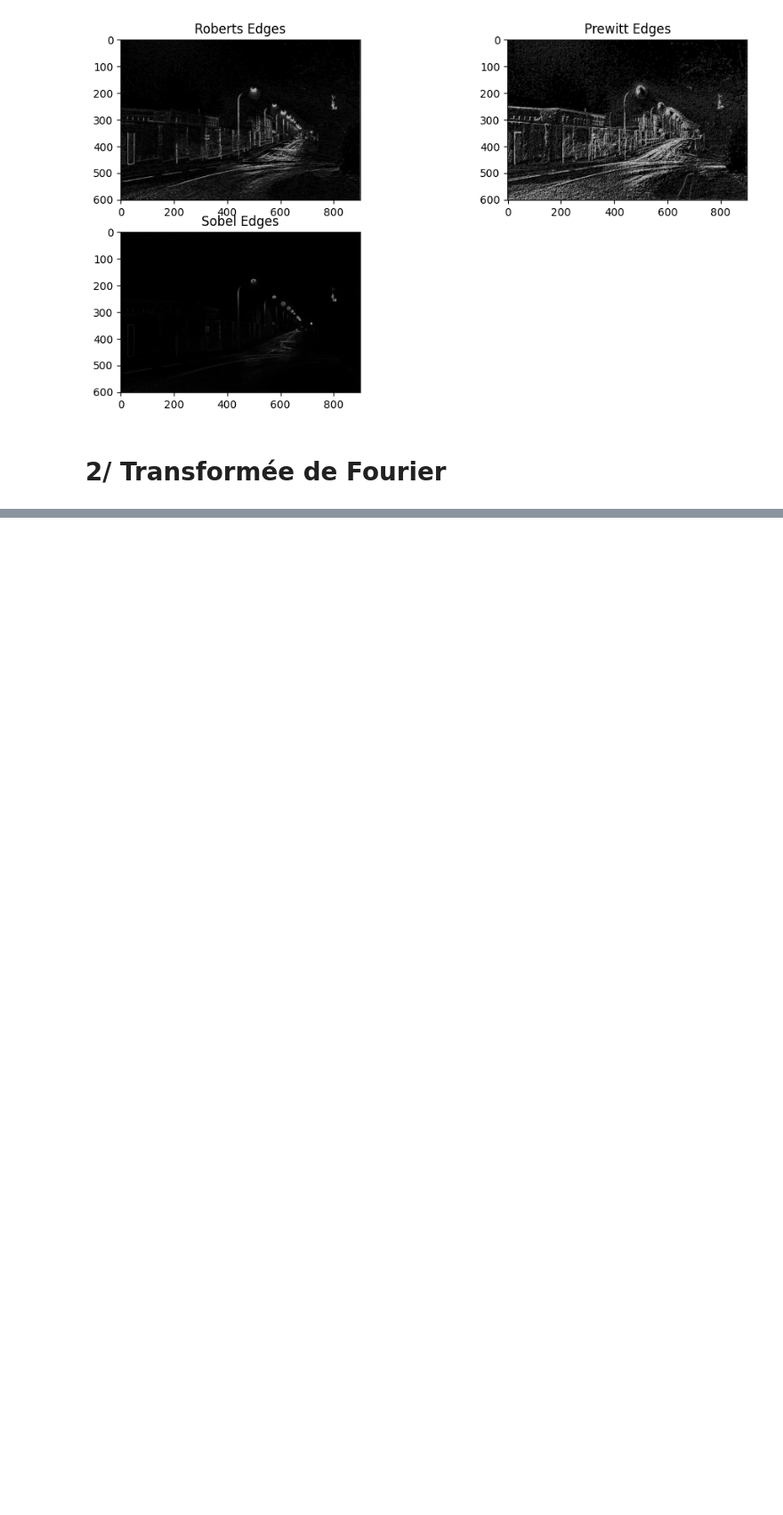
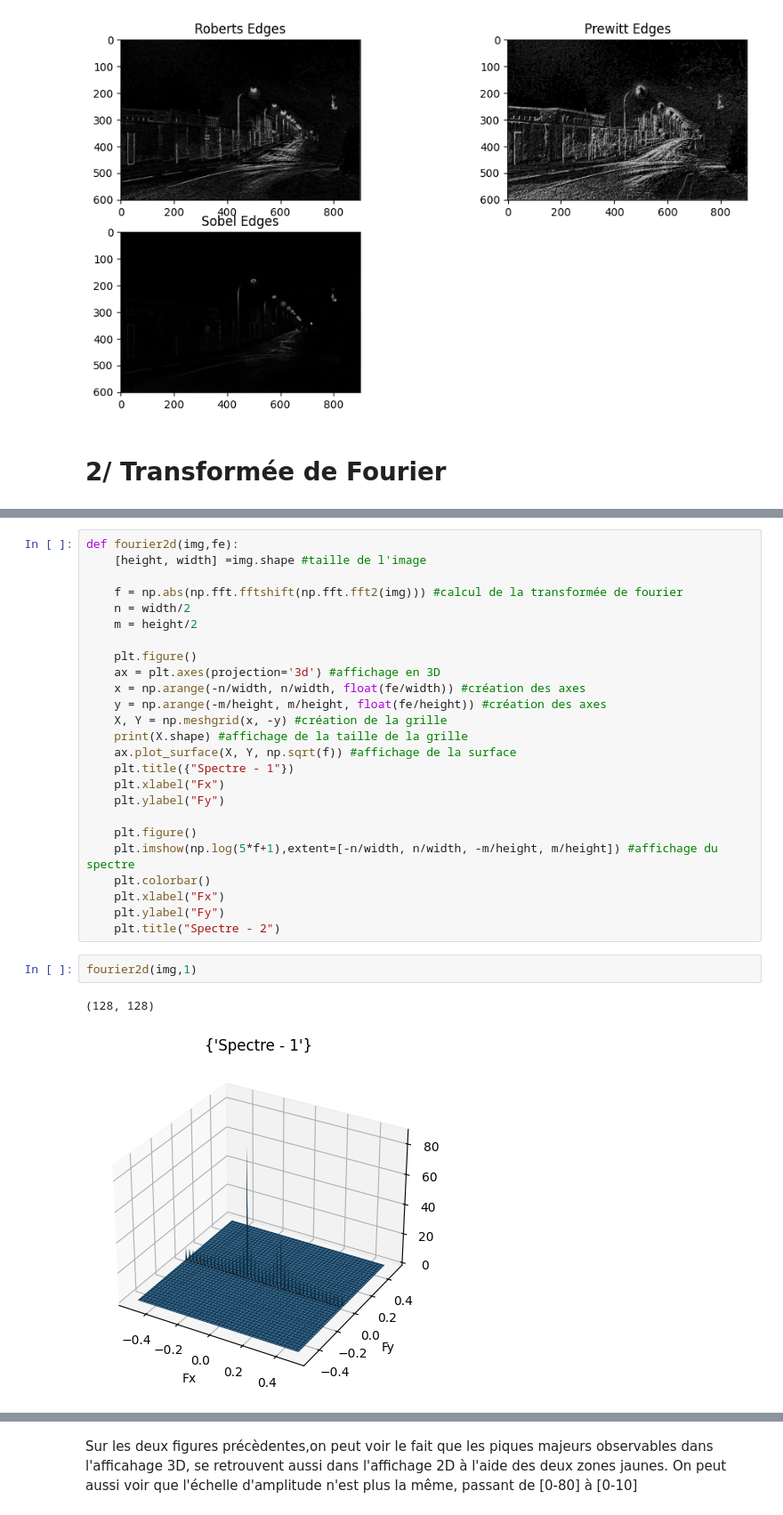
Before and after one commit to JinxYTW/TpImage2024, a Jupyter notebook: TP/tpimage.ipynb, the cells around one changed output, grey strips where cells are left out. Shown at 89% size. Drawn from its saved outputs; the diff is of its cells as text; blank space fills up the shorter version.

```diff
--- a/TP/tpimage.ipynb
+++ b/TP/tpimage.ipynb
@@ -325,0 +363,30 @@ de calculer une TFD 1D.
+# %%
+def fourier2d(img,fe):
+    [height, width] =img.shape #taille de l'image
+
+    f = np.abs(np.fft.fftshift(np.fft.fft2(img))) #calcul de la transformée de fourier
+    n = width/2
+    m = height/2
+
+    plt.figure()
+    ax = plt.axes(projection='3d') #affichage en 3D
+    x = np.arange(-n/width, n/width, float(fe/width)) #création des axes
+    y = np.arange(-m/height, m/height, float(fe/height)) #création des axes
+    X, Y = np.meshgrid(x, -y) #création de la grille
+    print(X.shape) #affichage de la taille de la grille
+    ax.plot_surface(X, Y, np.sqrt(f)) #affichage de la surface
+    plt.title({"Spectre - 1"})
+    plt.xlabel("Fx")
+    plt.ylabel("Fy")
+
+    plt.figure()
+    plt.imshow(np.log(5*f+1),extent=[-n/width, n/width, -m/height, m/height]) #affichage du spectre
+    plt.colorbar()
+    plt.xlabel("Fx")
+    plt.ylabel("Fy")
+    plt.title("Spectre - 2")
+# %%
+fourier2d(img,1)
+# %% [output]
+(128, 128)
+[figure, added]
@@ -325,0 +394,3 @@ de calculer une TFD 1D.
+# %% [markdown]
+Sur les deux figures précèdentes,on peut voir le fait que les piques majeurs observables dans l'afficahage 3D, se retrouvent aussi dans l'affichage 2D à l'aide des deux zones jaunes.
+On peut aussi voir que l'échelle d'amplitude n'est plus la même, passant de [0-80] à [0-10]
```
Also changed, not shown: parts of 33 cells of this notebook, 4 other files.
